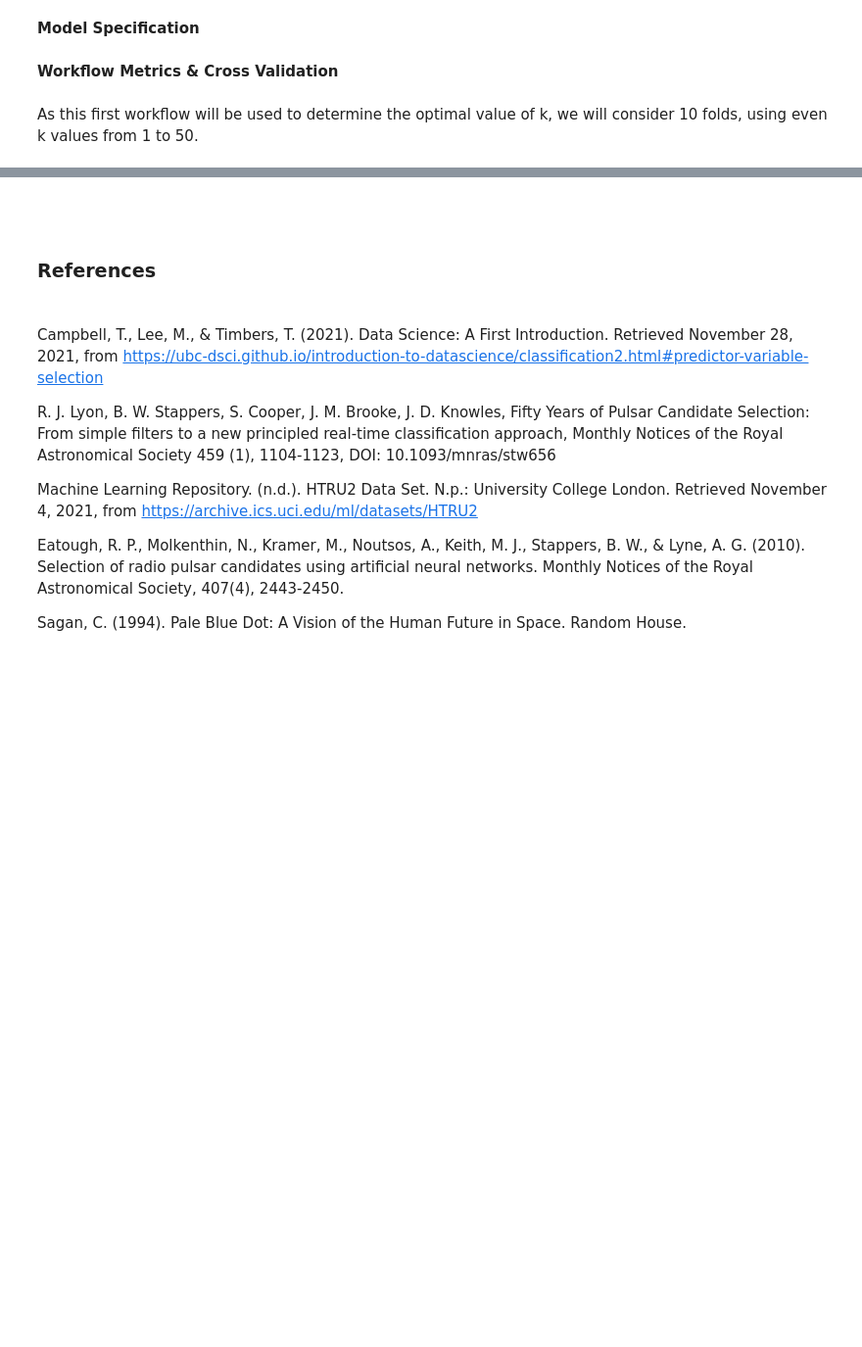
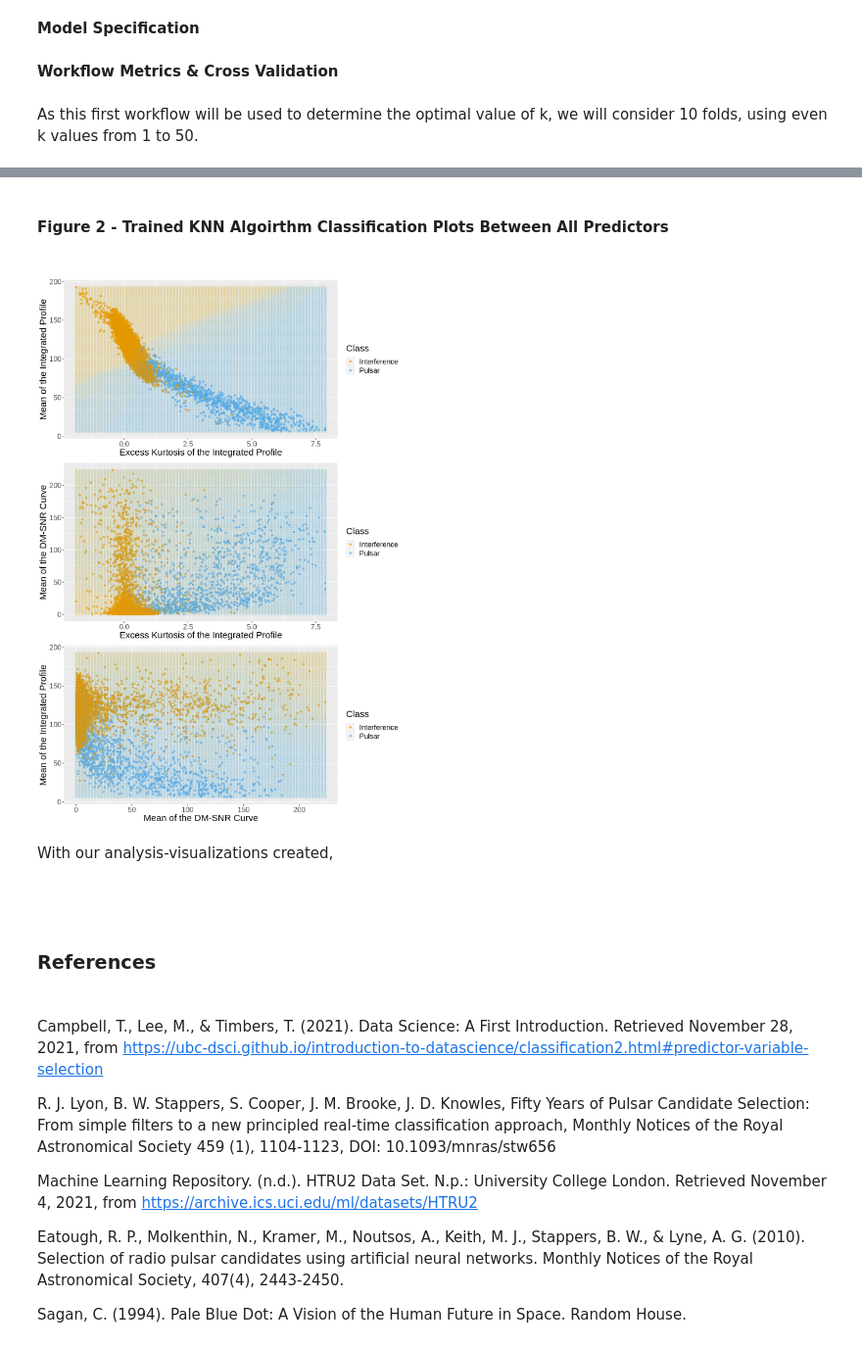
Before and after one commit to Remembria/Group-Analysis-of-Pulsar-Signalling, a Jupyter notebook: Group_Project_Report.ipynb, the cells around one changed output, grey strips where cells are left out. Shown at 98% size. Cells and saved outputs as stored; diff of their text form; code cells hidden in the pictures; blank space fills up the shorter version.

```diff
--- a/Group_Project_Report.ipynb
+++ b/Group_Project_Report.ipynb
@@ -381,3 +571,12 @@ A tibble: 2 × 3
+# %% [markdown]
+<h4><b>Figure 2</b> - Trained KNN Algoirthm Classification Plots Between All Predictors  <h4>
+# %%
+options(repr.plot.width = 10, repr.plot.height = 15)
+plot_grid(pulsar_plot_1, pulsar_plot_2, pulsar_plot_3, align = "v", ncol = 1, scale = 1)
+# %% [output]
+[figure, added]
+# %% [markdown]
+With our analysis-visualizations created,
 # %% [markdown]
 ###
 # %% [markdown]
```
Also changed, not shown: parts of 18 cells of this notebook.
